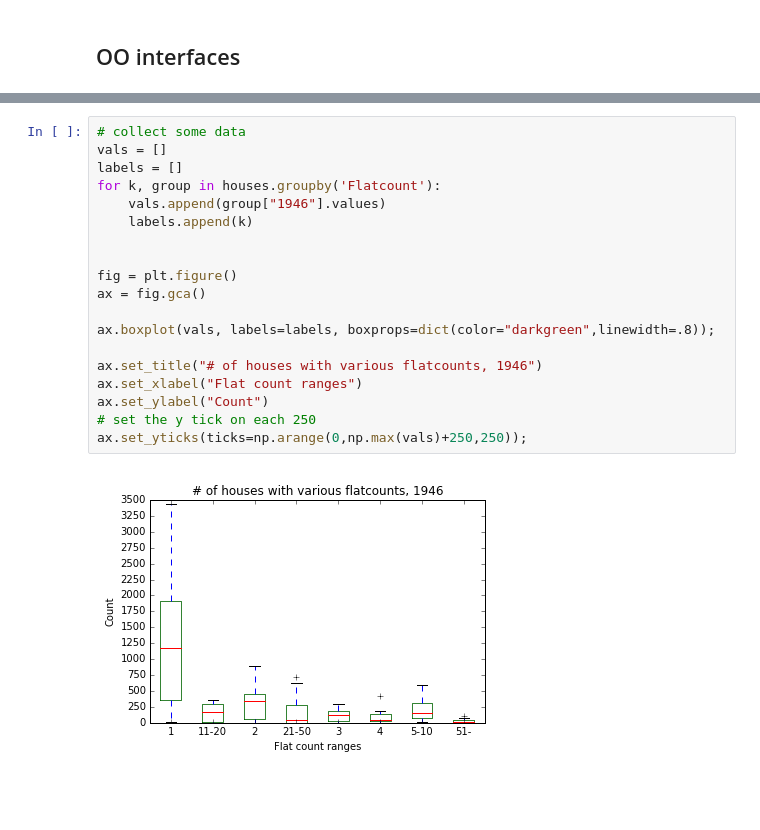
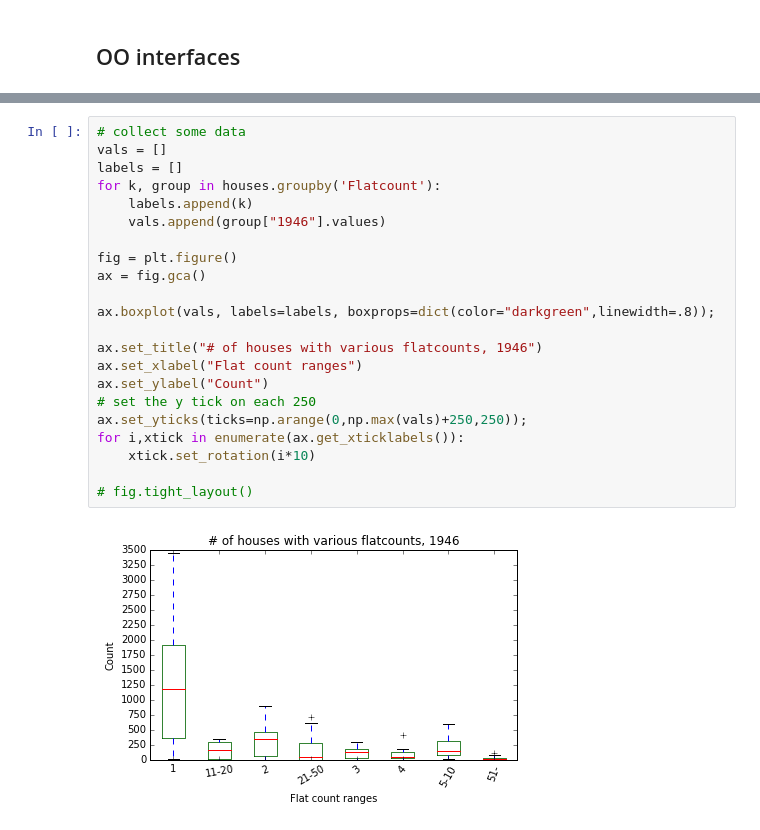
Before and after one commit to gurbanics/pytech-vis, a Jupyter notebook: notebooks/Matplotlib.ipynb, the cells around one changed output, grey strips where cells are left out. Saved outputs shown, nothing was run; the diff lists cells and outputs as text; blank space fills up the shorter version.

Commit message:
added part about labels and legends

```diff
--- a/notebooks/Matplotlib.ipynb
+++ b/notebooks/Matplotlib.ipynb
@@ -188,21 +209,24 @@ fig.suptitle("Comparison of 2005 and 2011")
 # %%
 # collect some data
 vals = []
 labels = []
 for k, group in houses.groupby('Flatcount'):
+    labels.append(k)
     vals.append(group["1946"].values)
-    labels.append(k)
-
 
 fig = plt.figure()
 ax = fig.gca()
 
 ax.boxplot(vals, labels=labels, boxprops=dict(color="darkgreen",linewidth=.8));
 
 ax.set_title("# of houses with various flatcounts, 1946")
 ax.set_xlabel("Flat count ranges")
 ax.set_ylabel("Count")
 # set the y tick on each 250
 ax.set_yticks(ticks=np.arange(0,np.max(vals)+250,250));
+for i,xtick in enumerate(ax.get_xticklabels()):
+    xtick.set_rotation(i*10)
+
+# fig.tight_layout()
 # %% [output]
-[figure, old version]
+[figure, new version]
```
Also changed, not shown: parts of 10 cells of this notebook.
